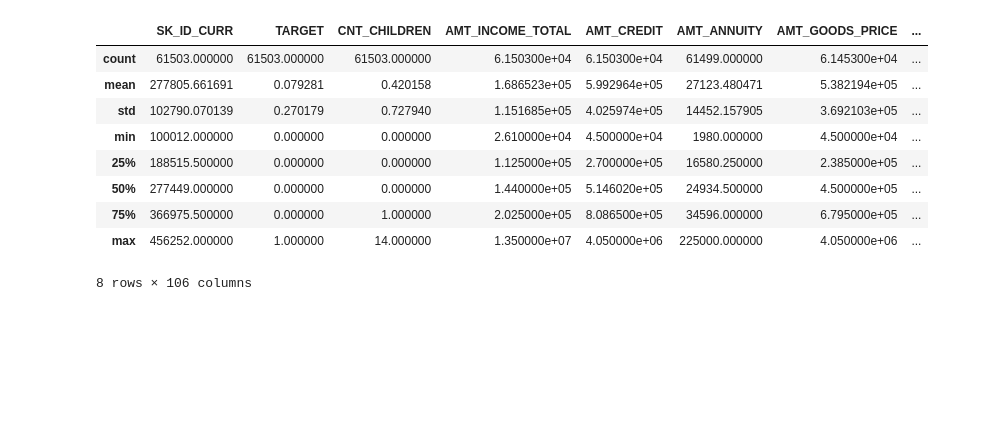
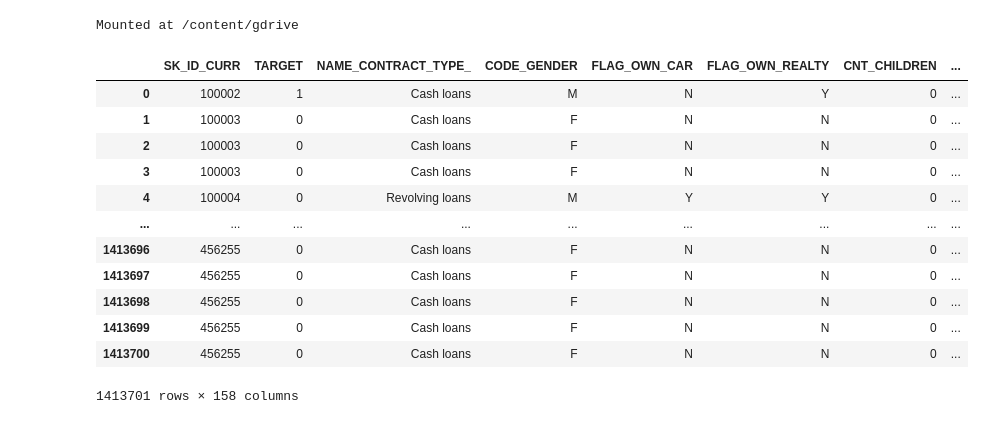
Before and after one commit to murni27/Bank-loan-repayment-prediction, a Jupyter notebook: home_credit.ipynb, the cells around one changed output. Cells and saved outputs as stored; diff of their text form; code cells hidden in the pictures; blank space fills up the shorter version.

```diff
--- a/home_credit.ipynb
+++ b/home_credit.ipynb
@@ -85,13 +1,5 @@ training_data.describe()
-# %%
-testing_data.describe()
-# %% [output]
-|  | SK_ID_CURR | TARGET | CNT_CHILDREN | AMT_INCOME_TOTAL | AMT_CREDIT | AMT_ANNUITY | AMT_GOODS_PRICE | ... |
-| count | 61503.000000 | 61503.000000 | 61503.000000 | 6.150300e+04 | 6.150300e+04 | 61499.000000 | 6.145300e+04 | ... |
-| mean | 277805.661691 | 0.079281 | 0.420158 | 1.686523e+05 | 5.992964e+05 | 27123.480471 | 5.382194e+05 | ... |
-| std | 102790.070139 | 0.270179 | 0.727940 | 1.151685e+05 | 4.025974e+05 | 14452.157905 | 3.692103e+05 | ... |
-| min | 100012.000000 | 0.000000 | 0.000000 | 2.610000e+04 | 4.500000e+04 | 1980.000000 | 4.500000e+04 | ... |
-| 25% | 188515.500000 | 0.000000 | 0.000000 | 1.125000e+05 | 2.700000e+05 | 16580.250000 | 2.385000e+05 | ... |
-| 50% | 277449.000000 | 0.000000 | 0.000000 | 1.440000e+05 | 5.146020e+05 | 24934.500000 | 4.500000e+05 | ... |
-| 75% | 366975.500000 | 0.000000 | 1.000000 | 2.025000e+05 | 8.086500e+05 | 34596.000000 | 6.795000e+05 | ... |
-| max | 456252.000000 | 1.000000 | 14.000000 | 1.350000e+07 | 4.050000e+06 | 225000.000000 | 4.050000e+06 | ... |
-8 rows × 106 columns
+# %%
+from google.colab import drive
+drive.mount('/content/gdrive')
+# %% [output]
+Mounted at /content/gdrive
@@ -97,0 +50,24 @@ testing_data.describe()
+# %%
+# dataset = Input.input_data('gdrive/MyDrive/home_credit/application_train.csv')
+import pandas as pd
+data_train = pd.read_csv('/content/gdrive/MyDrive/home_credit/application_train.csv')
+data_prev = pd.read_csv('/content/gdrive/MyDrive/home_credit/previous_application.csv')
+# %%
+data_merge = pd.merge(left=data_train,right=data_prev,how="inner",on="SK_ID_CURR")
+# X = data_train.drop("TARGET", axis = 1)
+# y = data_train[['TARGET']]
+data_merge
+# %% [output]
+|  | SK_ID_CURR | TARGET | NAME_CONTRACT_TYPE_ | CODE_GENDER | FLAG_OWN_CAR | FLAG_OWN_REALTY | CNT_CHILDREN | ... |
+| 0 | 100002 | 1 | Cash loans | M | N | Y | 0 | ... |
+| 1 | 100003 | 0 | Cash loans | F | N | N | 0 | ... |
+| 2 | 100003 | 0 | Cash loans | F | N | N | 0 | ... |
+| 3 | 100003 | 0 | Cash loans | F | N | N | 0 | ... |
+| 4 | 100004 | 0 | Revolving loans | M | Y | Y | 0 | ... |
+| ... | ... | ... | ... | ... | ... | ... | ... | ... |
+| 1413696 | 456255 | 0 | Cash loans | F | N | N | 0 | ... |
+| 1413697 | 456255 | 0 | Cash loans | F | N | N | 0 | ... |
+| 1413698 | 456255 | 0 | Cash loans | F | N | N | 0 | ... |
+| 1413699 | 456255 | 0 | Cash loans | F | N | N | 0 | ... |
+| 1413700 | 456255 | 0 | Cash loans | F | N | N | 0 | ... |
+1413701 rows × 158 columns
```
Also changed, not shown: parts of 58 cells of this notebook.
